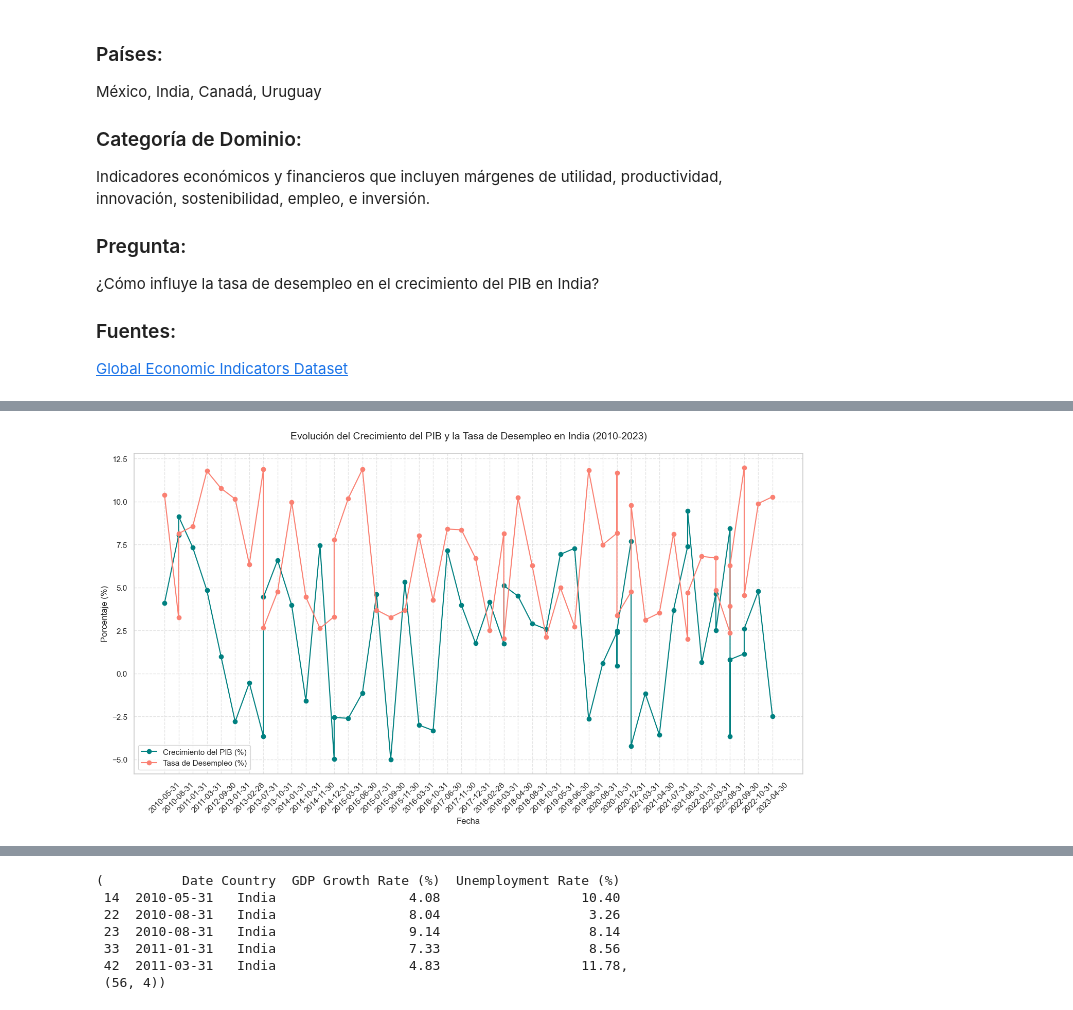
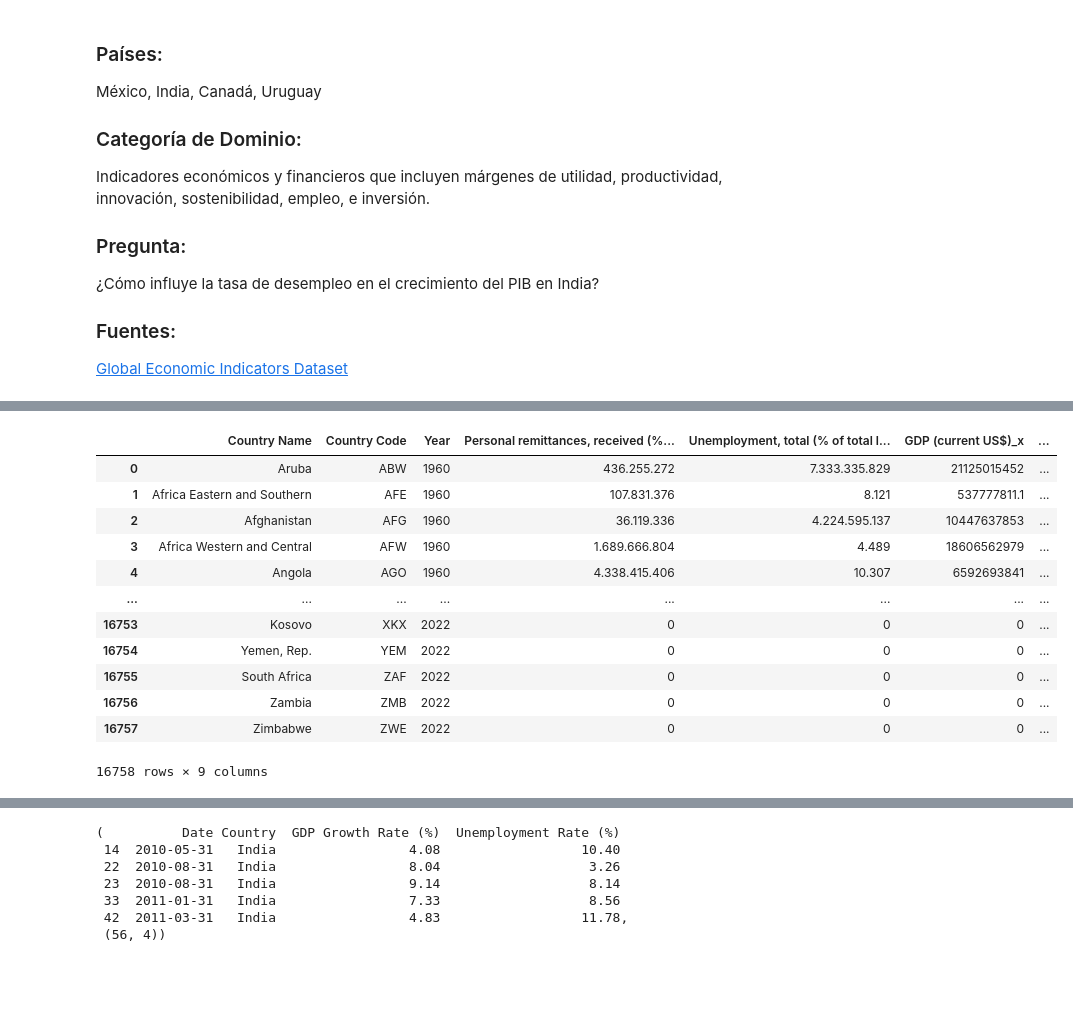
Before and after one commit to AlexiaPereiraa/Proyecto-3, a Jupyter notebook: proyecto_3.ipynb, the cells around one changed output, grey strips where cells are left out. Cells and saved outputs as stored; diff of their text form; code cells hidden in the pictures; blank space fills up the shorter version.

```diff
--- a/proyecto_3.ipynb
+++ b/proyecto_3.ipynb
@@ -62,25 +28,17 @@ df
-# %%
-India_df = df[df['Country'] == 'India']
-
-# Crear un gráfico para mostrar cómo varían las tasas en México a lo largo del tiempo
-plt.figure(figsize=(14, 8))
-
-# Graficar la tasa de crecimiento del PIB
-plt.plot(India_df['Date'], India_df['GDP Growth Rate (%)'], label='Crecimiento del PIB (%)', marker='o', color='teal')
-
-# Graficar la tasa de desempleo
-plt.plot(India_df['Date'], India_df['Unemployment Rate (%)'], label='Tasa de Desempleo (%)', marker='o', color='salmon')
-
-# Titulo y etiquetas
-plt.title('Evolución del Crecimiento del PIB y la Tasa de Desempleo en India (2010-2023)', fontsize=14, pad=20)
-plt.xlabel('Fecha', fontsize=12)
-plt.ylabel('Porcentaje (%)', fontsize=12)
-plt.xticks(rotation=45)
-plt.legend()
-plt.grid(visible=True, linestyle='--', alpha=0.5)
-
-# Mostrar el gráfico
-plt.tight_layout()
-plt.show()
-# %% [output]
-[figure, removed]
+# %%
+world = pd.read_csv("Data/wordl_economic_ind new.csv")
+world
+# %% [output]
+|  | Country Name | Country Code | Year | Personal remittances, received (%... | Unemployment, total (% of total l... | GDP (current US$)_x | ... |
+| 0 | Aruba | ABW | 1960 | 436.255.272 | 7.333.335.829 | 21125015452 | ... |
+| 1 | Africa Eastern and Southern | AFE | 1960 | 107.831.376 | 8.121 | 537777811.1 | ... |
+| 2 | Afghanistan | AFG | 1960 | 36.119.336 | 4.224.595.137 | 10447637853 | ... |
+| 3 | Africa Western and Central | AFW | 1960 | 1.689.666.804 | 4.489 | 18606562979 | ... |
+| 4 | Angola | AGO | 1960 | 4.338.415.406 | 10.307 | 6592693841 | ... |
+| ... | ... | ... | ... | ... | ... | ... | ... |
+| 16753 | Kosovo | XKX | 2022 | 0 | 0 | 0 | ... |
+| 16754 | Yemen, Rep. | YEM | 2022 | 0 | 0 | 0 | ... |
+| 16755 | South Africa | ZAF | 2022 | 0 | 0 | 0 | ... |
+| 16756 | Zambia | ZMB | 2022 | 0 | 0 | 0 | ... |
+| 16757 | Zimbabwe | ZWE | 2022 | 0 | 0 | 0 | ... |
+16758 rows × 9 columns
```
Also changed, not shown: parts of 4 cells of this notebook, 3 other files.
